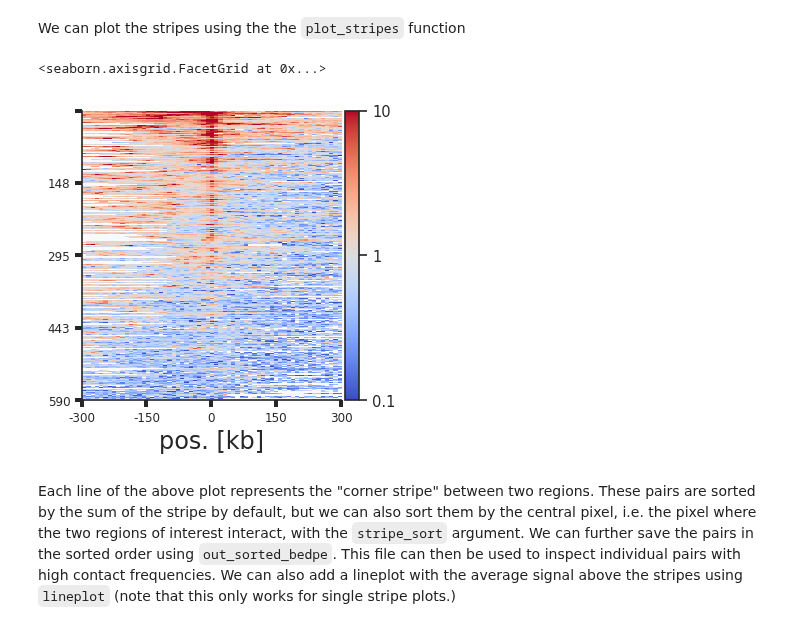
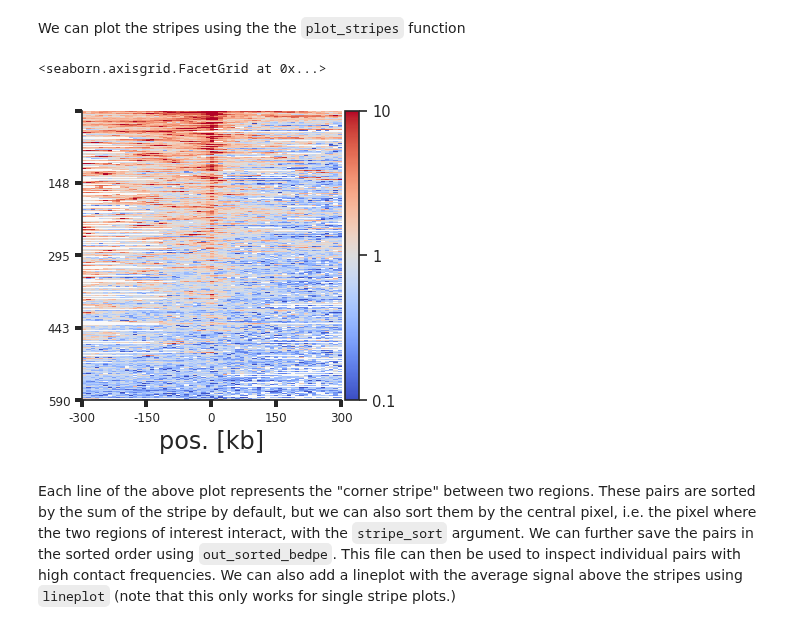
Before and after one commit to open2c/coolpuppy, a Jupyter notebook: docs/source/Examples/Walkthrough_API.ipynb, the cells around one changed output. Saved outputs shown, nothing was run; the diff lists cells and outputs as text; code cells hidden in the pictures.

```diff
--- a/docs/source/Examples/Walkthrough_API.ipynb
+++ b/docs/source/Examples/Walkthrough_API.ipynb
@@ -451,12 +451,13 @@ We can plot the stripes using the the `plot_stripes` function
 # %%
 sns.set(font_scale = 1.3, style="ticks")
 plotpup.plot_stripes(pup.loc[(pup["strand1"] == "+") &
                              (pup["strand2"] == "-"),:],
                      vmax=10, height=4,
-                     stripe="corner_stripe", plot_ticks=True)
+                     stripe="vertical_stripe", stripe_sort="sum",
+                     plot_ticks=True)
 # %% [output]
 <seaborn.axisgrid.FacetGrid at 0x...>
-[figure, old version]
+[figure, new version]
 # %% [markdown]
 Each line of the above plot represents the "corner stripe" between two regions. These pairs are sorted by the sum of the stripe by default, but we can also sort them by the central pixel, i.e. the pixel where the two regions of interest interact, with the `stripe_sort` argument. We can further save the pairs in the sorted order using `out_sorted_bedpe`. This file can then be used to inspect individual pairs with high contact frequencies. We can also add a lineplot with the average signal above the stripes using `lineplot` (note that this only works for single stripe plots.)
 # %%
```
Also changed, not shown: parts of 8 cells of this notebook, 3 other files.
